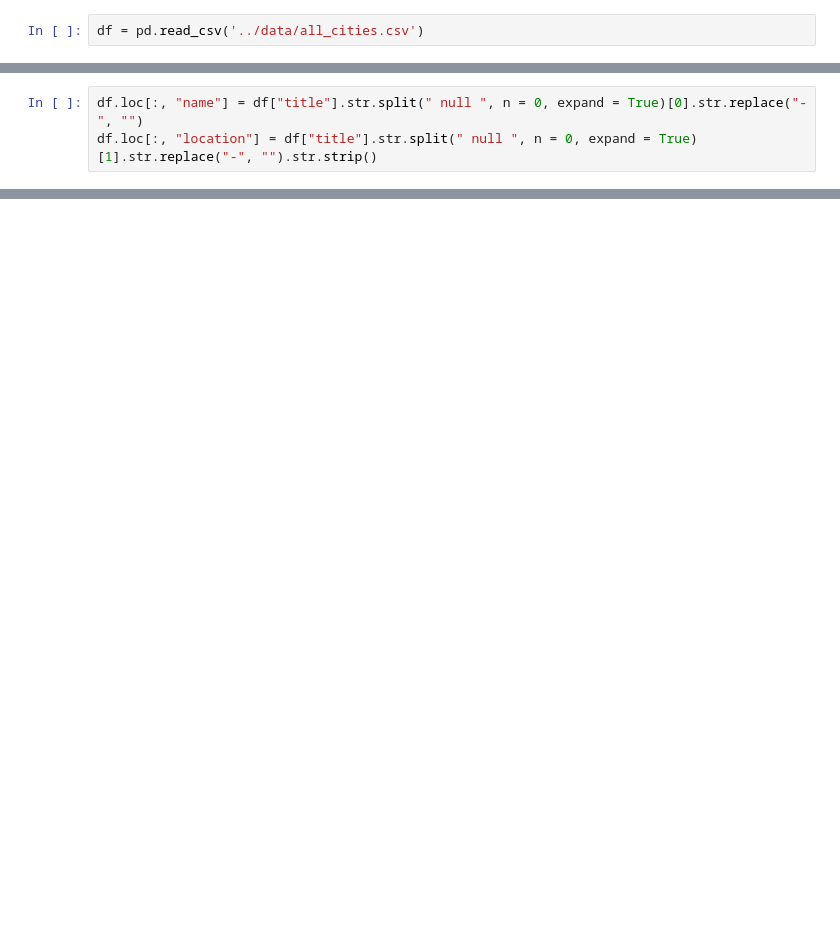
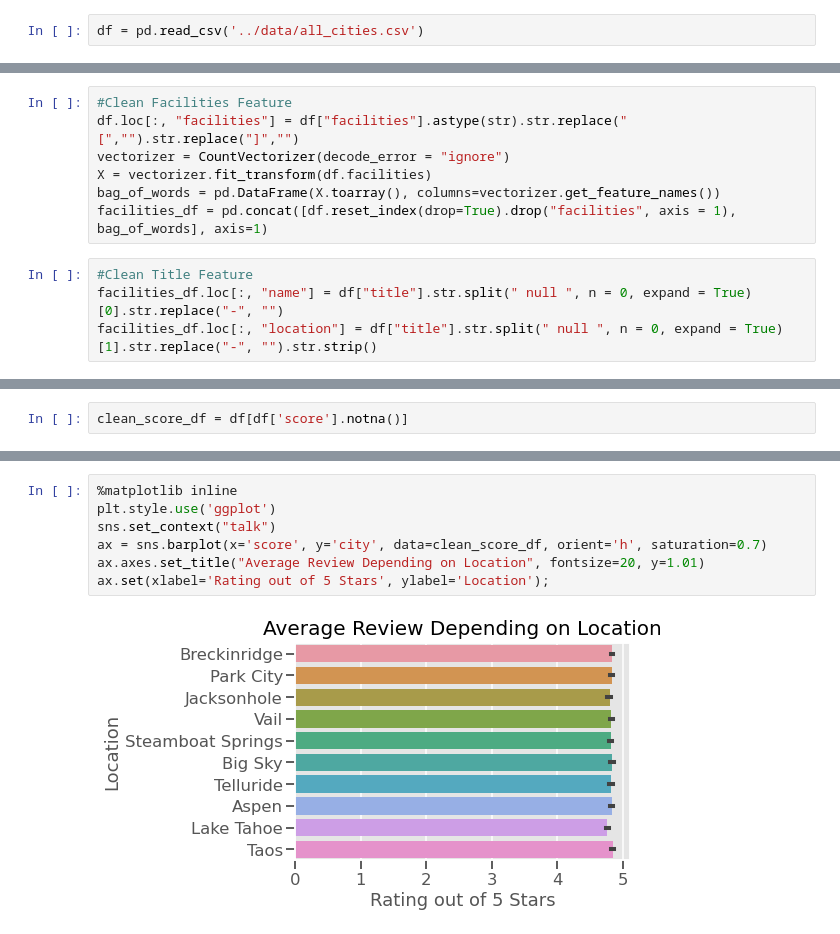
Before and after one commit to laurenschoener/Airbnb-Ski-Rental-Home, a Jupyter notebook: notebooks/clean_airbnb_data.ipynb, the cells around one changed output, grey strips where cells are left out. Cells and saved outputs as stored; diff of their text form; blank space fills up the shorter version.

```diff
--- a/notebooks/clean_airbnb_data.ipynb
+++ b/notebooks/clean_airbnb_data.ipynb
@@ -5,3 +25,11 @@ df = pd.read_csv('../data/all_cities.csv')
+# %%
+#Clean Facilities Feature
+df.loc[:, "facilities"] = df["facilities"].astype(str).str.replace("[","").str.replace("]","")
+vectorizer = CountVectorizer(decode_error = "ignore")
+X = vectorizer.fit_transform(df.facilities)
+bag_of_words = pd.DataFrame(X.toarray(), columns=vectorizer.get_feature_names())
+facilities_df = pd.concat([df.reset_index(drop=True).drop("facilities", axis = 1), bag_of_words], axis=1)
 # %%
-df.loc[:, "name"] = df["title"].str.split(" null ", n = 0, expand = True)[0].str.replace("-", "")
-df.loc[:, "location"] = df["title"].str.split(" null ", n = 0, expand = True)[1].str.replace("-", "").str.strip()
+#Clean Title Feature
+facilities_df.loc[:, "name"] = df["title"].str.split(" null ", n = 0, expand = True)[0].str.replace("-", "")
+facilities_df.loc[:, "location"] = df["title"].str.split(" null ", n = 0, expand = True)[1].str.replace("-", "").str.strip()
@@ -16,0 +143,2 @@ df.head()
+# %%
+clean_score_df = df[df['score'].notna()]
@@ -16,0 +181,9 @@ df.head()
+# %%
+%matplotlib inline
+plt.style.use('ggplot')
+sns.set_context("talk")
+ax = sns.barplot(x='score', y='city', data=clean_score_df, orient='h', saturation=0.7)
+ax.axes.set_title("Average Review Depending on Location", fontsize=20, y=1.01)
+ax.set(xlabel='Rating out of 5 Stars', ylabel='Location');
+# %% [output]
+[figure, added]
```
Also changed, not shown: parts of 20 cells of this notebook, 4 other files.
